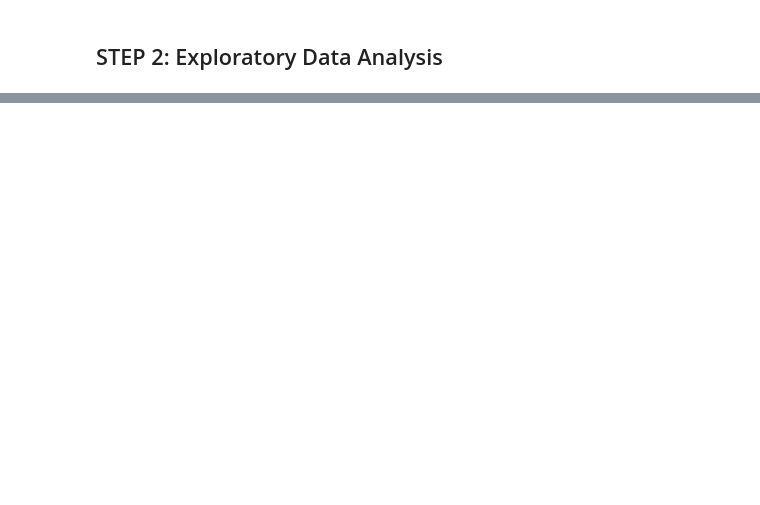
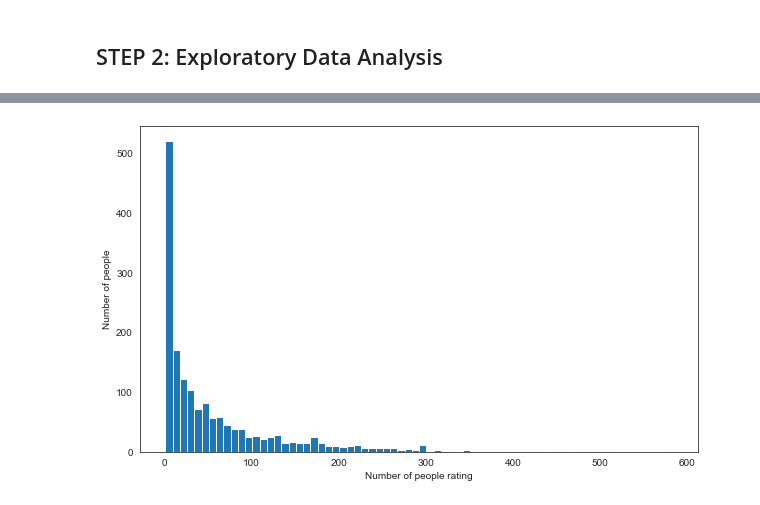
Before and after one commit to nahaktarun/Moviee-Recommendation-system, a Jupyter notebook: movie Recommendation.ipynb, the cells around one changed output, grey strips where cells are left out. Cells and saved outputs as stored; diff of their text form; code cells hidden in the pictures; blank space fills up the shorter version.

Commit message:
added the EDA with histogram and pairplot

```diff
--- a/movie Recommendation.ipynb
+++ b/movie Recommendation.ipynb
@@ -77,0 +86,4 @@ df.tail()
+# %%
+# grouping the movie title and rating
+
+avg_rating=df.groupby('title').mean()['rating']
@@ -77,0 +92,4 @@ df.tail()
+# %%
+watched_by =df.groupby('title').count()['rating'].sort_values(ascending=False)  # Get the movies in which people watched more in descending order
+# %%
+rating = pd.DataFrame(avg_rating)
@@ -77,0 +113,2 @@ df.tail()
+# %%
+rating['number of ratings'] = pd.DataFrame(watched_by)
@@ -77,0 +149,10 @@ df.tail()
+# %%
+# Plot the histogram for number of rating
+
+plt.figure(figsize=(10, 6))
+plt.hist(rating['number of ratings'], bins = 70)
+plt.xlabel("Number of people rating")
+plt.ylabel("Number of people")
+plt.show();
+# %% [output]
+[figure, added]
```
Also changed, not shown: parts of 8 cells of this notebook.
